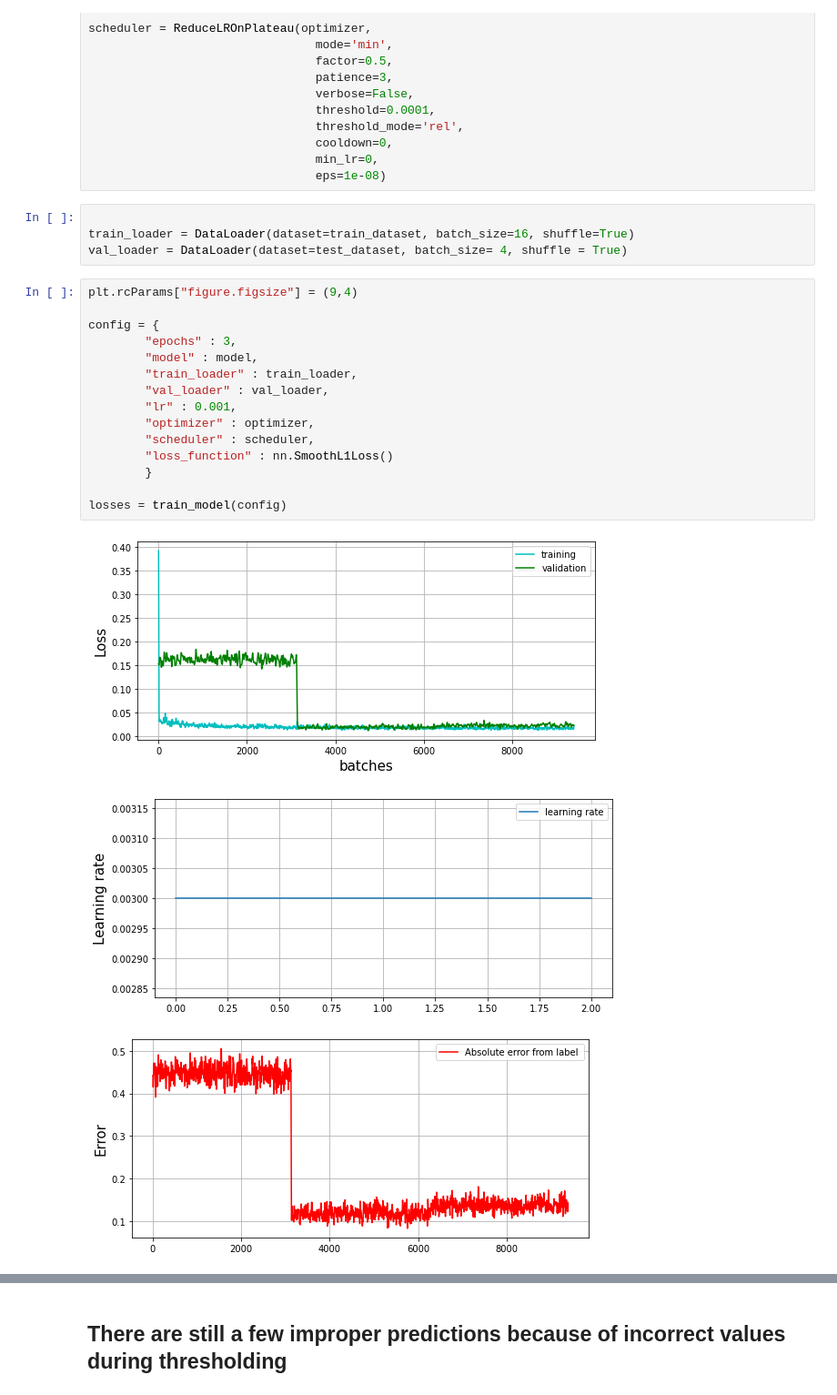
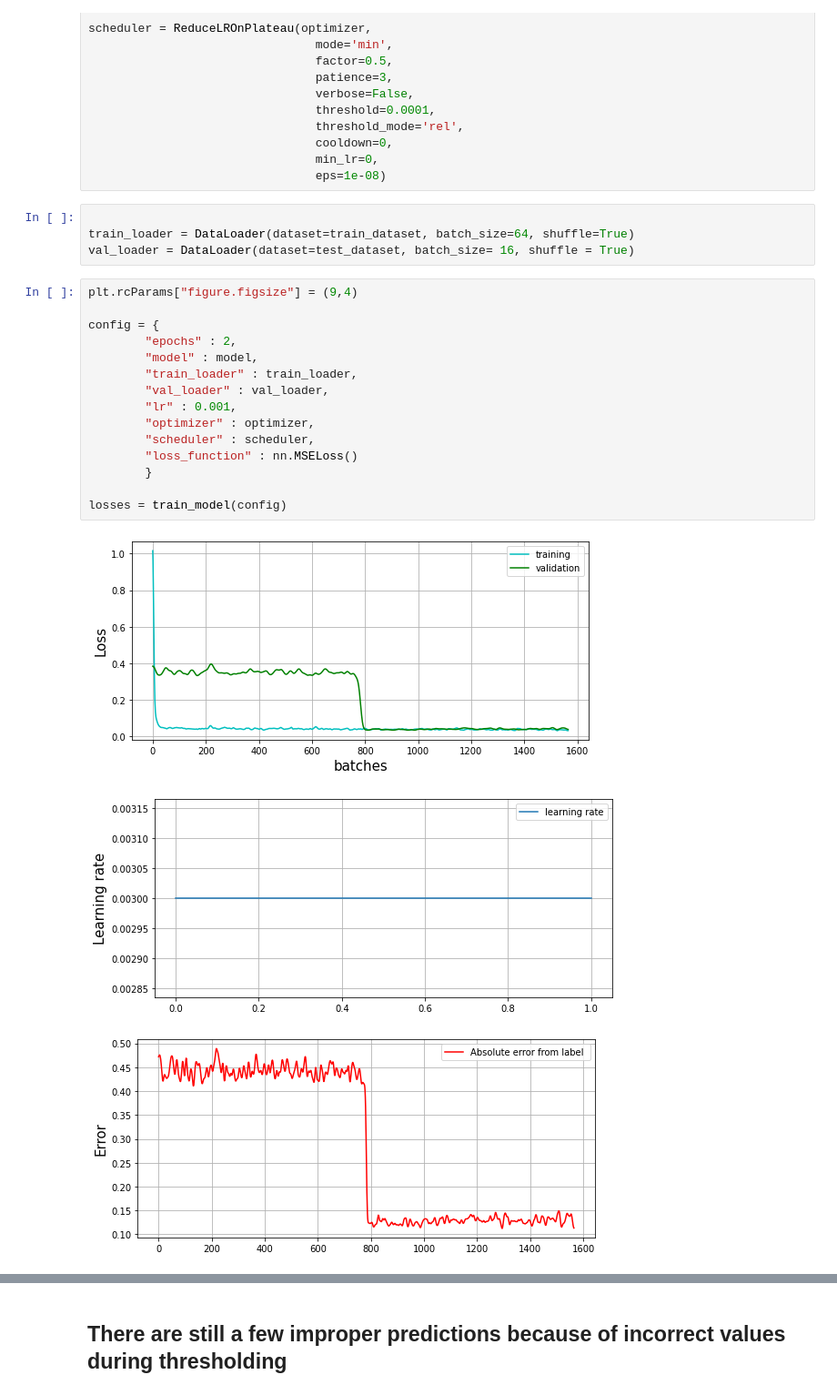
Before and after one commit to devoworm/GSoC-2020, a Jupyter notebook: Pre-trained Models (DevLearning)/notebooks/embryo_analysis/video_analysis/estimate_cell_family_population.ipynb, the cells around one changed output, grey strips where cells are left out. Shown at 91% size. Drawn from its saved outputs; the diff is of its cells as text.

```diff
--- a/Pre-trained Models (DevLearning)/notebooks/embryo_analysis/video_analysis/estimate_cell_family_population.ipynb
+++ b/Pre-trained Models (DevLearning)/notebooks/embryo_analysis/video_analysis/estimate_cell_family_population.ipynb
@@ -364,24 +362,24 @@ scheduler = ReduceLROnPlateau(optimizer,
                                 eps=1e-08)
 # %%
 
-train_loader = DataLoader(dataset=train_dataset, batch_size=16, shuffle=True)
-val_loader = DataLoader(dataset=test_dataset, batch_size= 4, shuffle = True)
+train_loader = DataLoader(dataset=train_dataset, batch_size=64, shuffle=True)
+val_loader = DataLoader(dataset=test_dataset, batch_size= 16, shuffle = True)
 # %%
 plt.rcParams["figure.figsize"] = (9,4)
 
 config = {
-        "epochs" : 3,
+        "epochs" : 2,
         "model" : model,
         "train_loader" : train_loader,
         "val_loader" : val_loader,
         "lr" : 0.001,
         "optimizer" : optimizer,
         "scheduler" : scheduler,
-        "loss_function" : nn.SmoothL1Loss()
+        "loss_function" : nn.MSELoss()
         }
 
 losses = train_model(config)
 # %% [output]
-[figure, old version]
+[figure, new version]
-[figure, old version]
+[figure, new version]
-[figure, old version]
+[figure, new version]
```
Also changed, not shown: parts of 9 cells of this notebook.
